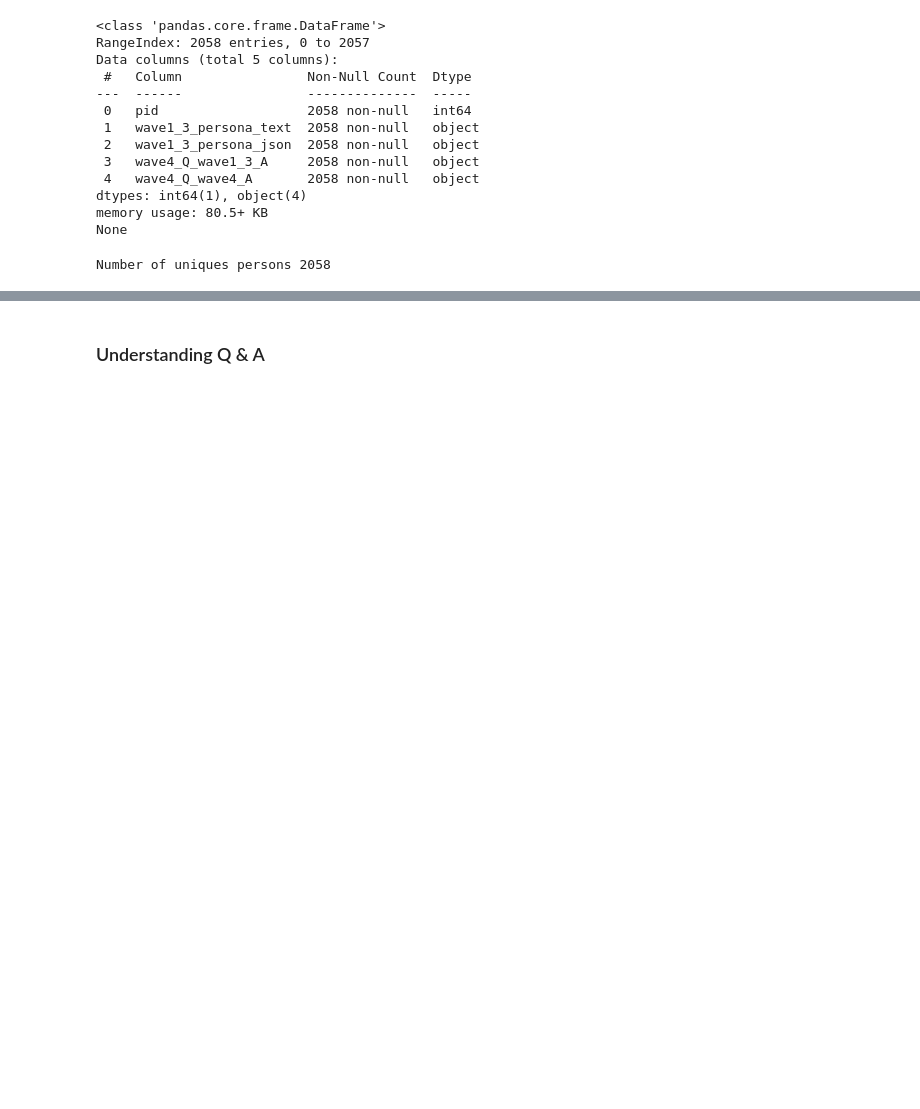
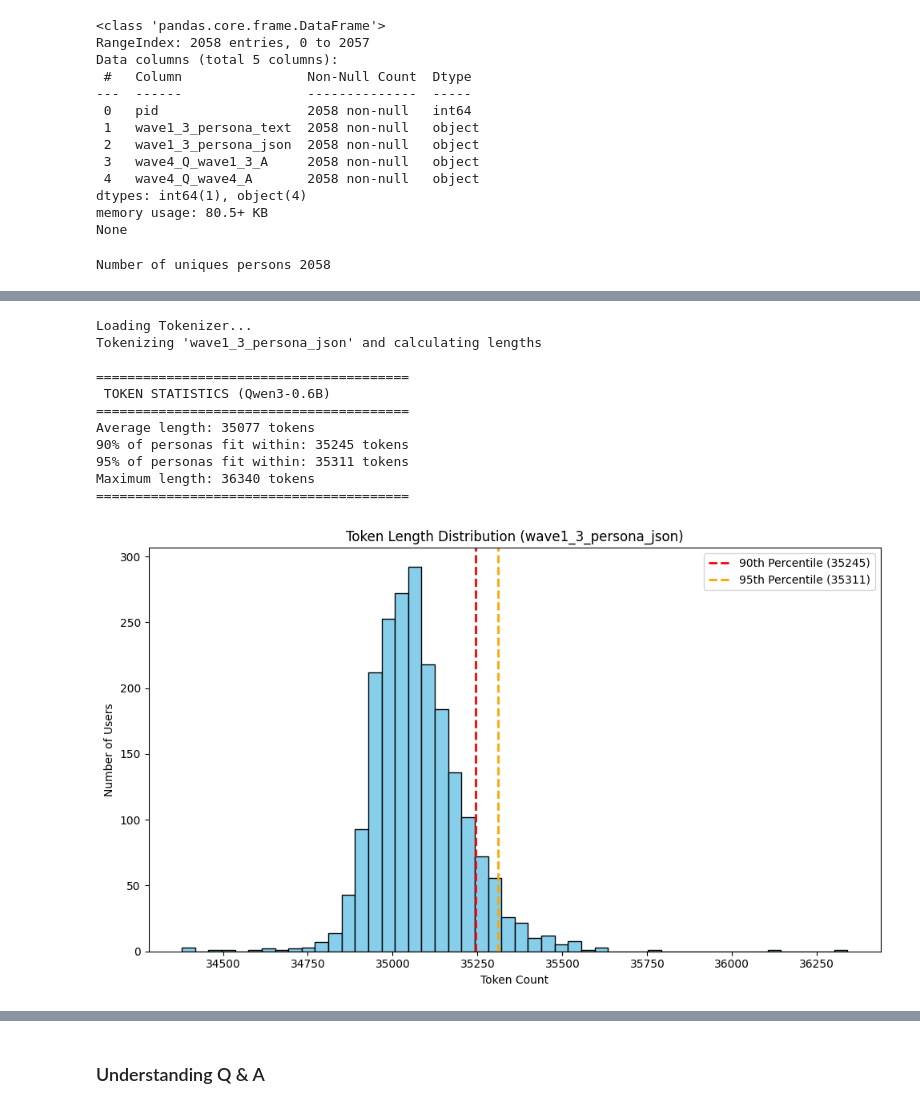
Before and after one commit to rahcode7/LBM-DigitalTwin, a Jupyter notebook: src/EDA.ipynb, the cells around one changed output, grey strips where cells are left out. Saved outputs shown, nothing was run; the diff lists cells and outputs as text; code cells hidden in the pictures; blank space fills up the shorter version.

```diff
--- a/src/EDA.ipynb
+++ b/src/EDA.ipynb
@@ -137,3 +195,59 @@ max                6319.000000
+# %%
+import pandas as pd
+import matplotlib.pyplot as plt
+from transformers import AutoTokenizer
+
+# Assuming your DataFrame is already loaded into 'wave_df'
+# wave_df = pd.read_csv("your_data.csv")
+
+print("Loading Tokenizer...")
+tokenizer = AutoTokenizer.from_pretrained("Qwen/Qwen3-0.6B", trust_remote_code=True)
+
+print("Tokenizing 'wave1_3_persona_json' and calculating lengths ")
+# Calculate the token length for every row and store it in a new column
+wave_df['wave1_3_persona_json_token_length'] = wave_df['wave1_3_persona_json'].astype(str).apply(
+    lambda x: len(tokenizer.encode(x))
+)
+
+# Compute Statistics using native Pandas methods
+avg_length = wave_df['wave1_3_persona_json_token_length'].mean()
+p90 = wave_df['wave1_3_persona_json_token_length'].quantile(0.90)
+p95 = wave_df['wave1_3_persona_json_token_length'].quantile(0.95)
+max_length = wave_df['wave1_3_persona_json_token_length'].max()
+
+print("\n" + "="*40)
+print(" TOKEN STATISTICS (Qwen3-0.6B)")
+print("="*40)
+print(f"Average length: {avg_length:.0f} tokens")
+print(f"90% of personas fit within: {p90:.0f} tokens")
+print(f"95% of personas fit within: {p95:.0f} tokens")
+print(f"Maximum length: {max_length:.0f} tokens")
+print("="*40)
+
+# Plot the Distribution
+plt.figure(figsize=(10, 6))
+plt.hist(wave_df['wave1_3_persona_json_token_length'], bins=50, color='skyblue', edgecolor='black')
+plt.axvline(p90, color='red', linestyle='dashed', linewidth=2, label=f'90th Percentile ({p90:.0f})')
+plt.axvline(p95, color='orange', linestyle='dashed', linewidth=2, label=f'95th Percentile ({p95:.0f})')
+plt.title('Token Length Distribution (wave1_3_persona_json)')
+plt.xlabel('Token Count')
+plt.ylabel('Number of Users')
+plt.legend()
+plt.tight_layout()
+plt.show()
+# %% [output]
+Loading Tokenizer...
+Tokenizing 'wave1_3_persona_json' and calculating lengths
+
+========================================
+ TOKEN STATISTICS (Qwen3-0.6B)
+========================================
+Average length: 35077 tokens
+90% of personas fit within: 35245 tokens
+95% of personas fit within: 35311 tokens
+Maximum length: 36340 tokens
+========================================
+[figure, added]
 # %%
 
 #wave_df.head(1)
```
Also changed, not shown: parts of 36 cells of this notebook.
